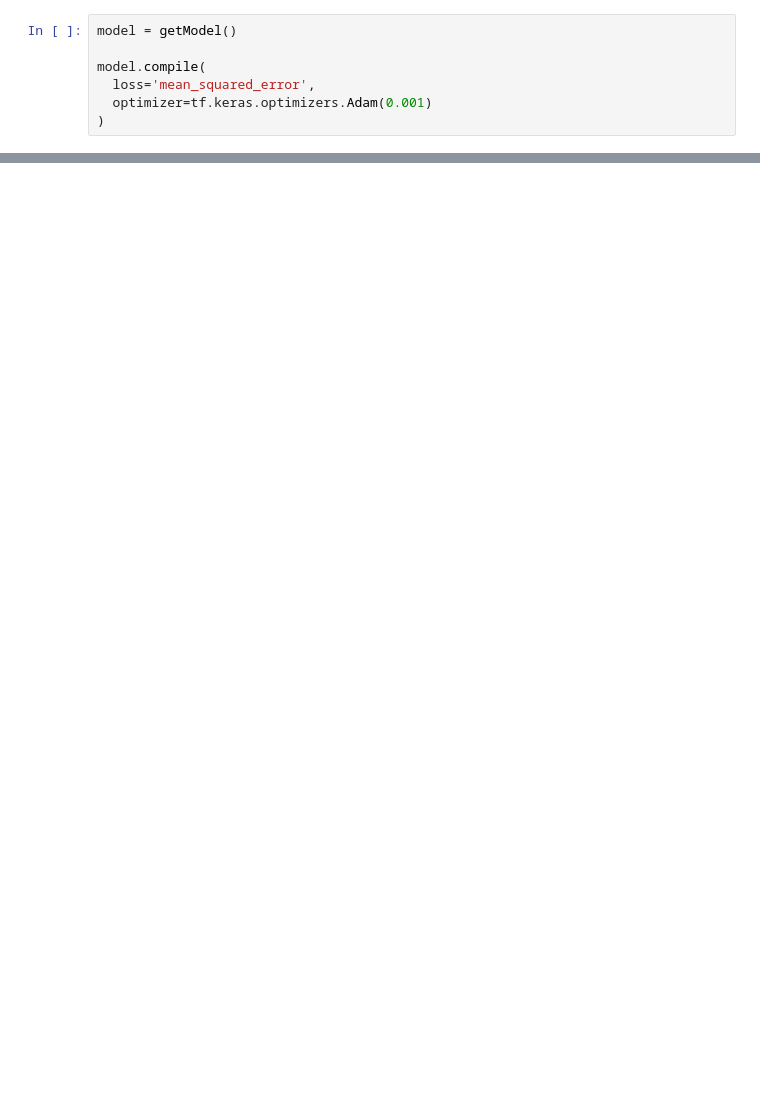
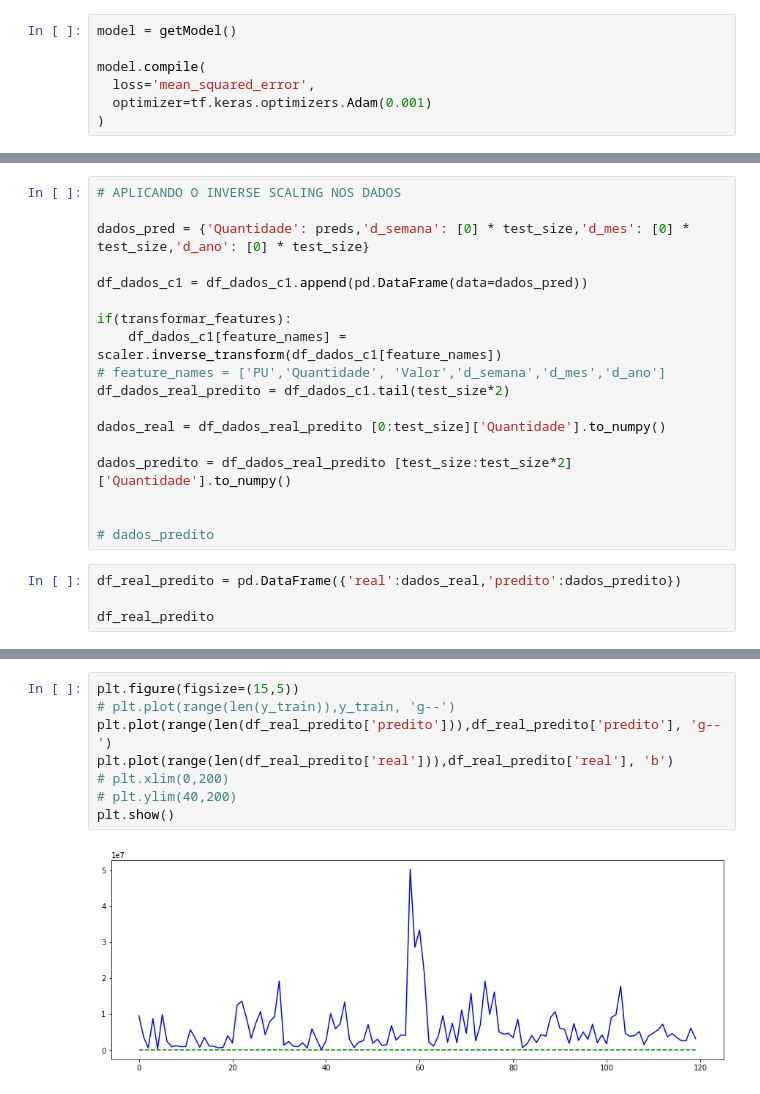
Before and after one commit to mateuspalacio/grupo_four_jupyter, a Jupyter notebook: AV3.ipynb, the cells around one changed output, grey strips where cells are left out. Saved outputs shown, nothing was run; the diff lists cells and outputs as text; blank space fills up the shorter version.

```diff
--- a/AV3.ipynb
+++ b/AV3.ipynb
@@ -319,0 +346,22 @@ plt.show()
+# %%
+# APLICANDO O INVERSE SCALING NOS DADOS
+
+dados_pred = {'Quantidade': preds,'d_semana': [0] * test_size,'d_mes': [0] * test_size,'d_ano': [0] * test_size}
+
+df_dados_c1 = df_dados_c1.append(pd.DataFrame(data=dados_pred))
+
+if(transformar_features):
+    df_dados_c1[feature_names] = scaler.inverse_transform(df_dados_c1[feature_names])
+# feature_names = ['PU','Quantidade', 'Valor','d_semana','d_mes','d_ano']
+df_dados_real_predito = df_dados_c1.tail(test_size*2)
+
+dados_real = df_dados_real_predito [0:test_size]['Quantidade'].to_numpy()
+
+dados_predito = df_dados_real_predito [test_size:test_size*2]['Quantidade'].to_numpy()
+
+
+# dados_predito
+# %%
+df_real_predito = pd.DataFrame({'real':dados_real,'predito':dados_predito})
+
+df_real_predito
@@ -319,0 +382,10 @@ plt.show()
+# %%
+plt.figure(figsize=(15,5))
+# plt.plot(range(len(y_train)),y_train, 'g--')
+plt.plot(range(len(df_real_predito['predito'])),df_real_predito['predito'], 'g--')
+plt.plot(range(len(df_real_predito['real'])),df_real_predito['real'], 'b')
+# plt.xlim(0,200)
+# plt.ylim(40,200)
+plt.show()
+# %% [output]
+[figure, added]
```
Also changed, not shown: parts of 8 cells of this notebook.
